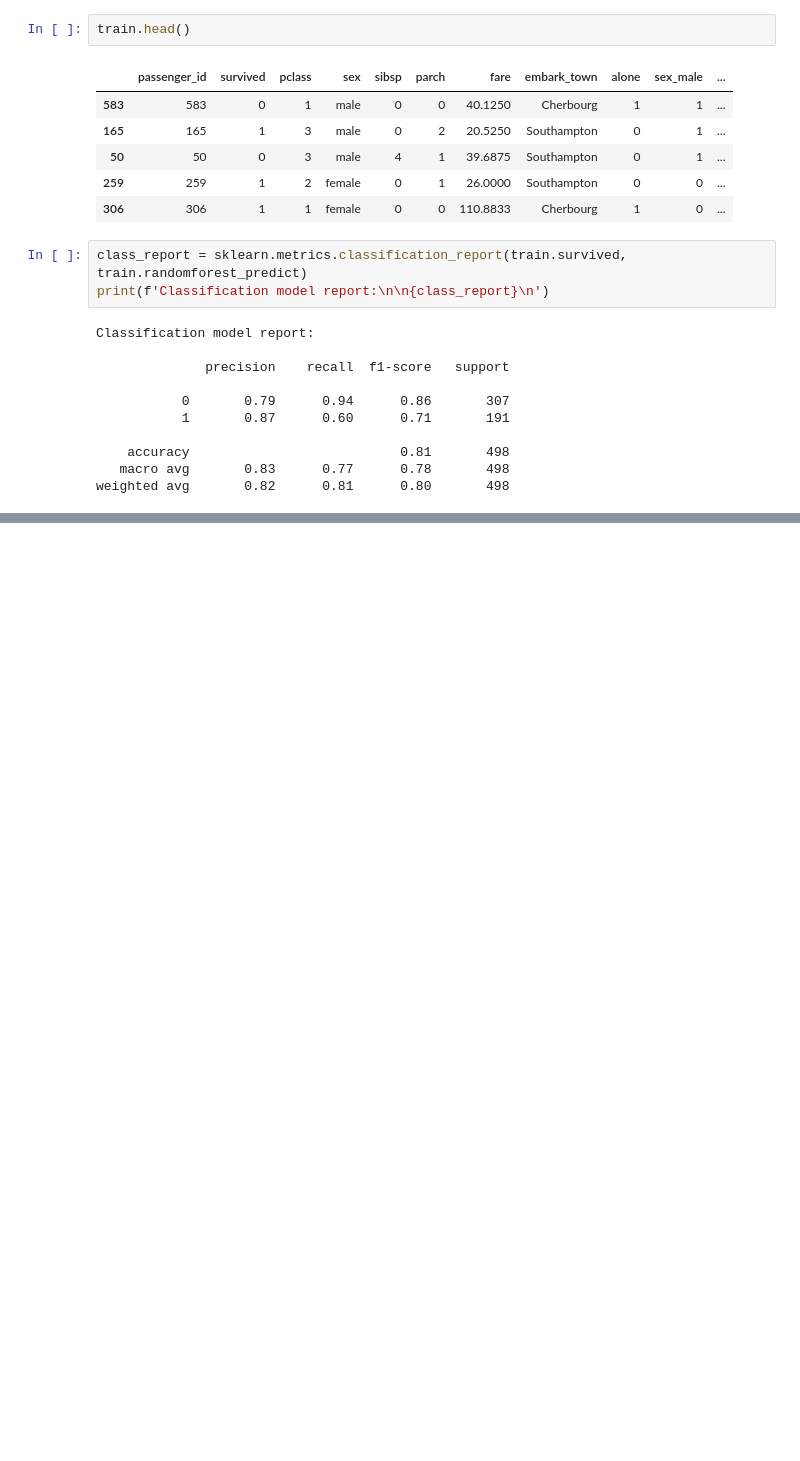
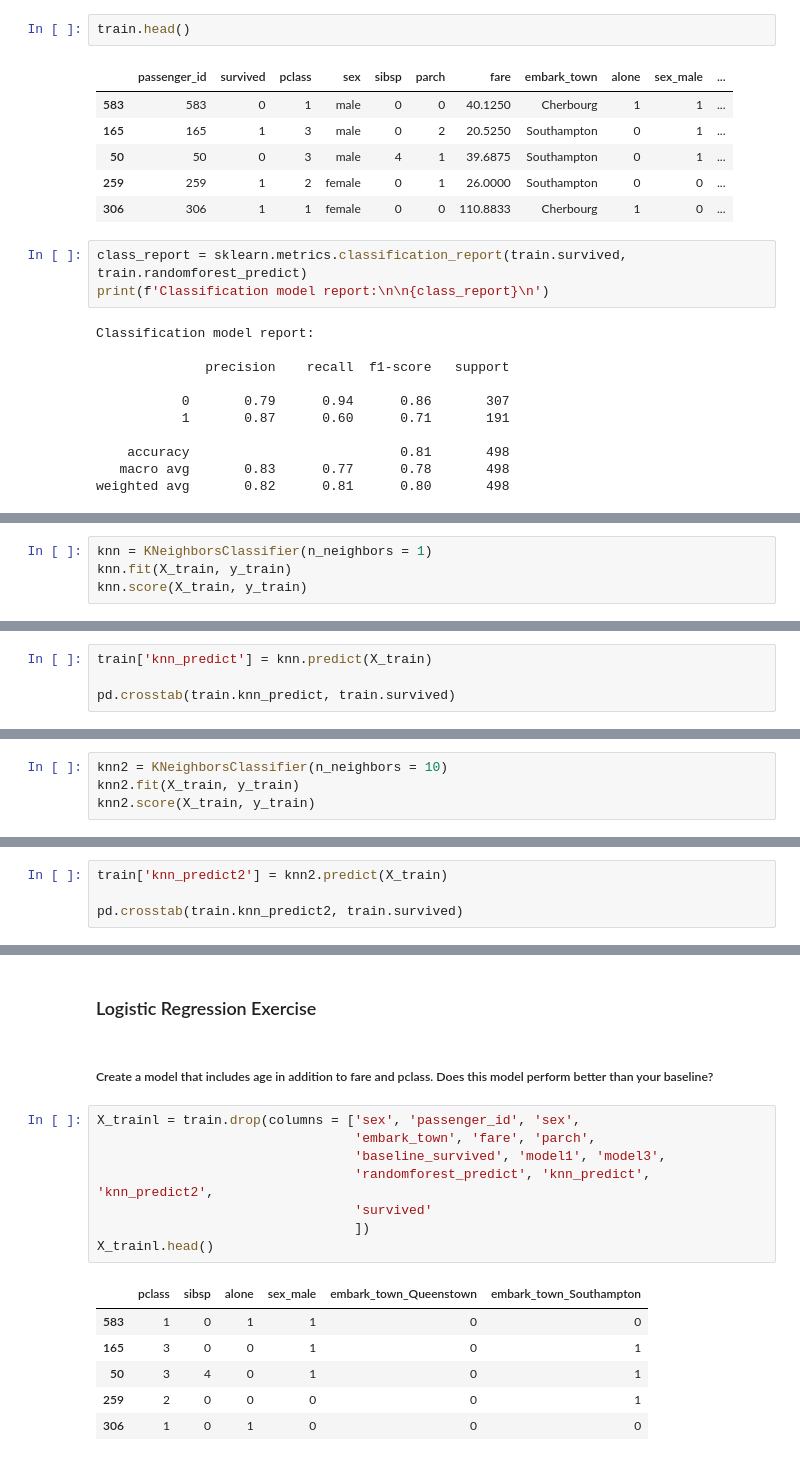
Before and after one commit to ForrestMccrosky/classification-exercises, a Jupyter notebook: model.ipynb, the cells around one changed output, grey strips where cells are left out. Saved outputs shown, nothing was run; the diff lists cells and outputs as text; blank space fills up the shorter version.

```diff
--- a/model.ipynb
+++ b/model.ipynb
@@ -451,0 +474,4 @@ weighted avg       0.82      0.81      0.80       498
+# %%
+knn = KNeighborsClassifier(n_neighbors = 1)
+knn.fit(X_train, y_train)
+knn.score(X_train, y_train)
@@ -451,0 +480,4 @@ weighted avg       0.82      0.81      0.80       498
+# %%
+train['knn_predict'] = knn.predict(X_train)
+
+pd.crosstab(train.knn_predict, train.survived)
@@ -451,0 +505,4 @@ weighted avg       0.82      0.81      0.80       498
+# %%
+knn2 = KNeighborsClassifier(n_neighbors = 10)
+knn2.fit(X_train, y_train)
+knn2.score(X_train, y_train)
@@ -451,0 +511,4 @@ weighted avg       0.82      0.81      0.80       498
+# %%
+train['knn_predict2'] = knn2.predict(X_train)
+
+pd.crosstab(train.knn_predict2, train.survived)
@@ -451,0 +534,19 @@ weighted avg       0.82      0.81      0.80       498
+# %% [markdown]
+### Logistic Regression Exercise
+# %% [markdown]
+##### Create a model that includes age in addition to fare and pclass. Does this model perform better than your baseline?
+# %%
+X_trainl = train.drop(columns = ['sex', 'passenger_id', 'sex',
+                                 'embark_town', 'fare', 'parch',
+                                 'baseline_survived', 'model1', 'model3',
+                                 'randomforest_predict', 'knn_predict', 'knn_predict2',
+                                 'survived'
+                                 ])
+X_trainl.head()
+# %% [output]
+|  | pclass | sibsp | alone | sex_male | embark_town_Queenstown | embark_town_Southampton |
+| 583 | 1 | 0 | 1 | 1 | 0 | 0 |
+| 165 | 3 | 0 | 0 | 1 | 0 | 1 |
+| 50 | 3 | 4 | 0 | 1 | 0 | 1 |
+| 259 | 2 | 0 | 0 | 0 | 0 | 1 |
+| 306 | 1 | 0 | 1 | 0 | 0 | 0 |
```
Also changed, not shown: parts of 13 cells of this notebook.
